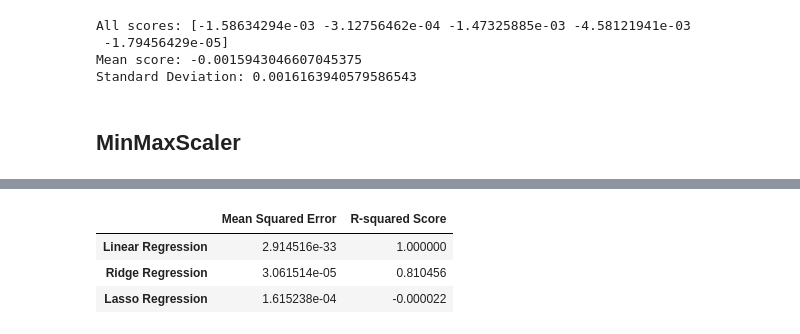
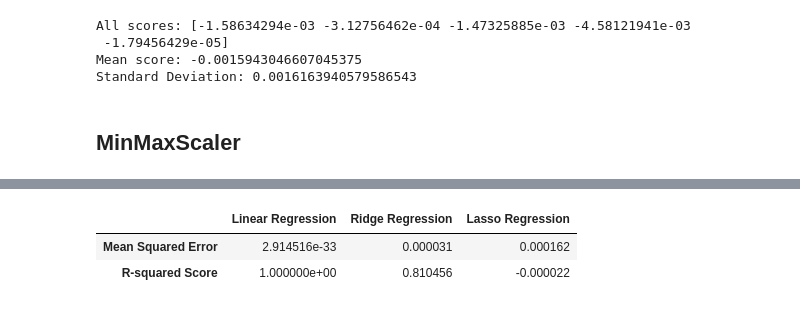
Before and after one commit to jeanstibel/project_02, a Jupyter notebook: 4_regression_done.ipynb, the cells around one changed output, grey strips where cells are left out. Saved outputs shown, nothing was run; the diff lists cells and outputs as text; code cells hidden in the pictures.

```diff
--- a/4_regression_done.ipynb
+++ b/4_regression_done.ipynb
@@ -268,35 +269,34 @@ target = 'volatility'
 
 # Split the data into features (X) and target (y)
 X = df_scaled_mms[features]
 y = df_scaled_mms[target]
 
 # Split the data into training and testing sets
 X_train, X_test, y_train, y_test = train_test_split(X, y, test_size=0.2, random_state=42)
 
 # Initialize models
 models = {
     'Linear Regression': LinearRegression(),
     'Ridge Regression': Ridge(alpha=1.0),
     'Lasso Regression': Lasso(alpha=0.01)
 }
 
 # Train and evaluate models
 results = {}
 
 for model_name, model in models.items():
     model.fit(X_train, y_train)
     y_pred = model.predict(X_test)
     mse = mean_squared_error(y_test, y_pred)
     r2 = r2_score(y_test, y_pred)
     results[model_name] = {
         'Mean Squared Error': mse,
         'R-squared Score': r2
     }
 
-results_df = pd.DataFrame(results).T
+results_df = pd.DataFrame(results)
 results_df
 # %% [output]
-|  | Mean Squared Error | R-squared Score |
-| Linear Regression | 2.914516e-33 | 1.000000 |
-| Ridge Regression | 3.061514e-05 | 0.810456 |
-| Lasso Regression | 1.615238e-04 | -0.000022 |
+|  | Linear Regression | Ridge Regression | Lasso Regression |
+| Mean Squared Error | 2.914516e-33 | 0.000031 | 0.000162 |
+| R-squared Score | 1.000000e+00 | 0.810456 | -0.000022 |
```
Also changed, not shown: parts of 1 cell of this notebook.
